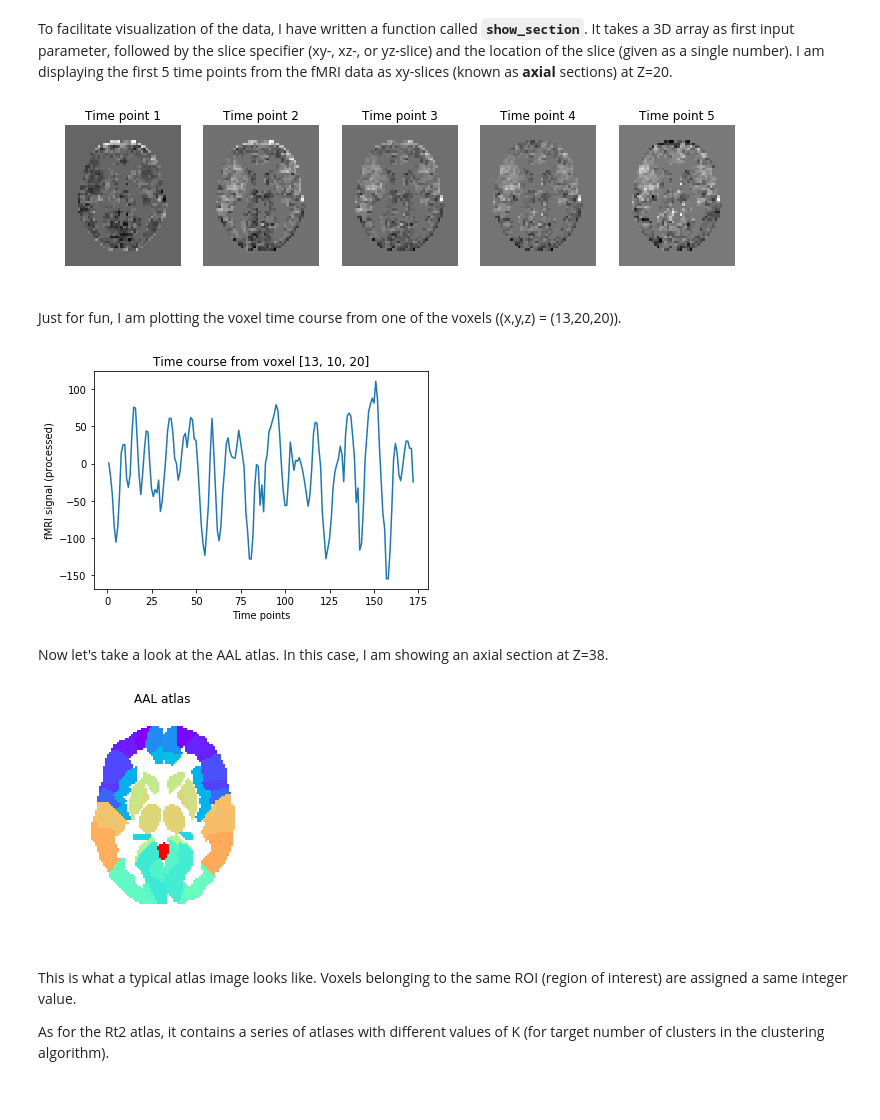
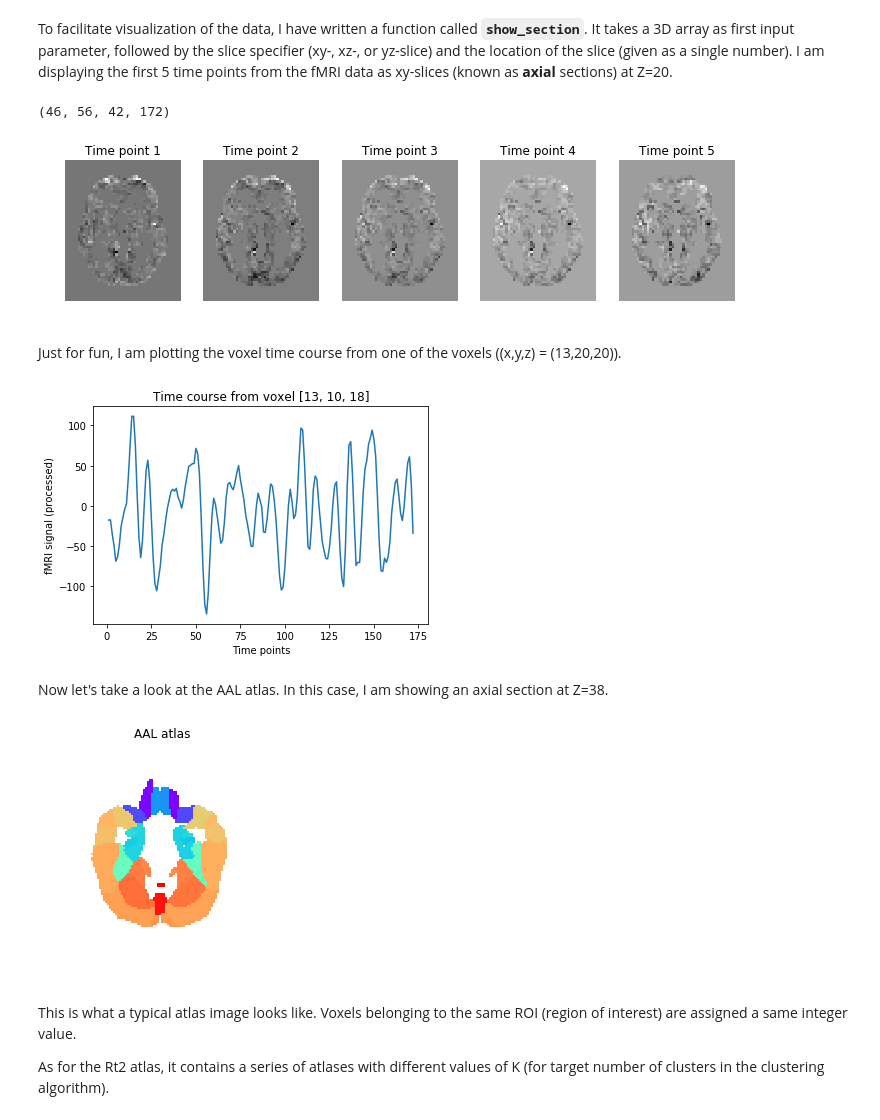
Before and after one commit to sathayas/JupyterConnectivitySpring2019, a Jupyter notebook: Atlas.ipynb, the cells around one changed output. Saved outputs shown, nothing was run; the diff lists cells and outputs as text; code cells hidden in the pictures.

```diff
--- a/Atlas.ipynb
+++ b/Atlas.ipynb
@@ -125,3 +125,15 @@ print(hdr_AAL.get_zooms())
 # %% [markdown]
 ### Exercise
 * **Image dimension & voxel size, Rt2 atlas**. Determine the image dimension and the voxel size for the Rt2 atlas image. Post the code and the numbers on Canvas.
+# %%
+##### Header information (Rt2 atlas)
+# loading the Rt2 atlas data
+Rt2 = nib.load(f_atlasRt2)   # image object
+hdr_Rt2 = Rt2.header   # header information
+X_Rt2 = Rt2.get_data()  # image data array
+
+# image dimension
+print(hdr_Rt2.get_data_shape())
+
+# voxel size
+print(hdr_Rt2.get_zooms())
@@ -170,21 +191,19 @@ To facilitate visualization of the data, I have written a function called **`sho
+# %%
+X_fMRI.shape
+# %% [output]
+(46, 56, 42, 172)
 # %%
-##### showing the image (fMRI)
-# loading the fMRI data
-fMRI = nib.load(f_fMRI)   # image object
-hdr_fMRI = fMRI.header   # header information
-X_fMRI = fMRI.get_data()  # image data array
-
 # showing fMRI time series, first 5 time points
 plt.figure(figsize=[12,3])
 
 for iTime in range(5):
     plt.subplot(1,5,iTime+1)
-    show_section(X_fMRI[:,:,:,iTime], 'xy', 20) # xy-section, at time=iTime
+    show_section(X_fMRI[:,:,:,iTime], 'xy', 18) # xy-section, at time=iTime
     plt.title('Time point ' + str(iTime+1))
 
 plt.show()
 # %% [output]
-[figure, old version]
+[figure, new version]
 # %% [markdown]
 Just for fun, I am plotting the voxel time course from one of the voxels ((x,y,z) = (13,20,20)).
 # %%
@@ -192,7 +211,7 @@ Just for fun, I am plotting the voxel time course from one of the voxels ((x,y,z
 # time course from a voxel
 xVox = 13
 yVox = 10
-zVox = 20
+zVox = 18
 timeVox = [X_fMRI[xVox,yVox,zVox,i] for i in range(X_fMRI.shape[-1])]
 # plotting the time course
 plt.plot(np.arange(1,len(timeVox)+1),timeVox)
@@ -201,22 +220,22 @@ plt.xlabel('Time points')
 plt.ylabel('fMRI signal (processed)')
 plt.show()
 # %% [output]
-[figure, old version]
+[figure, new version]
 # %% [markdown]
 Now let's take a look at the AAL atlas. In this case, I am showing an axial section at Z=38.
 # %%
 ##### showing the atlas (AAL)
 # loading the AAL atlas data
 AAL = nib.load(f_atlasAAL)   # image object
 hdr_AAL = AAL.header   # header information
 X_AAL = AAL.get_data().astype(float)  # image data array
 
 X_AAL[X_AAL==0] = np.nan  # suppressing the background
-show_section(X_AAL[:,:,:,0], 'xy', 38, nameCmap='rainbow')
+show_section(X_AAL[:,:,:], 'xy', 23, nameCmap='rainbow')
 plt.title('AAL atlas')
 plt.show()
 # %% [output]
-[figure, old version]
+[figure, new version]
 # %% [markdown]
 This is what a typical atlas image looks like. Voxels belonging to the same ROI (region of interest) are assigned a same integer value.
 
```
Also changed, not shown: parts of 14 cells of this notebook.
